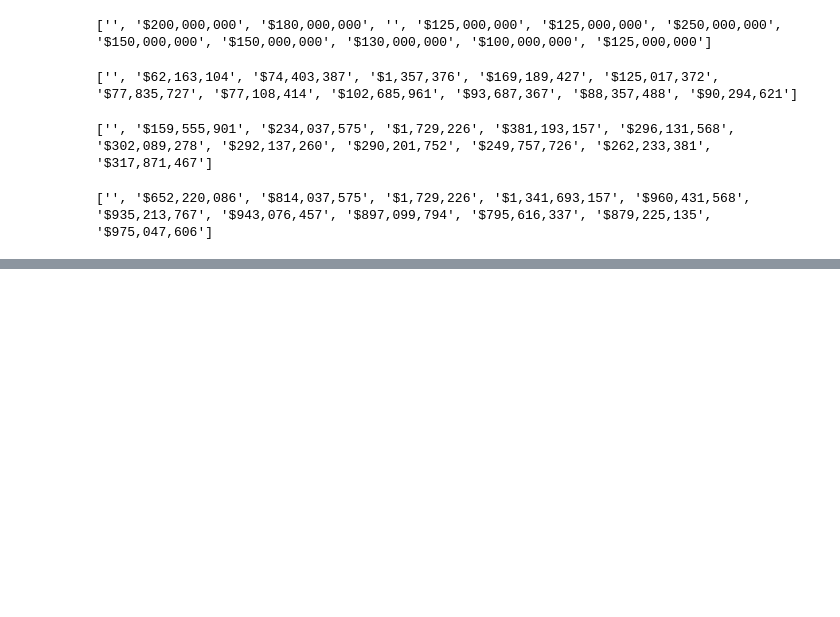
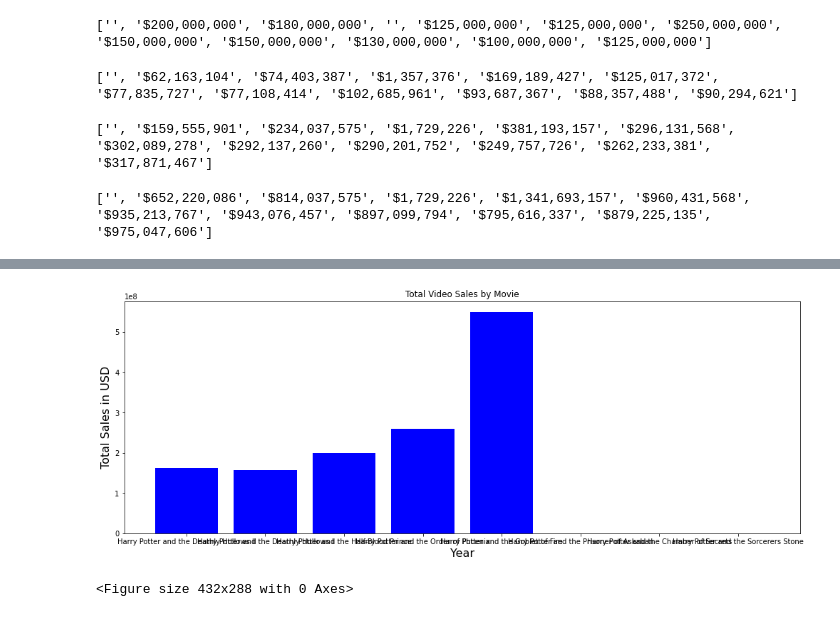
Before and after one commit to ta-data-bcn/Project-Week-3-Data-Thieves, a Jupyter notebook: your-project/Vicky's work/Harry Potter Data Webscraping.ipynb, the cells around one changed output, grey strips where cells are left out. Saved outputs shown, nothing was run; the diff lists cells and outputs as text; code cells hidden in the pictures; blank space fills up the shorter version.

```diff
--- a/your-project/Vicky's work/Harry Potter Data Webscraping.ipynb
+++ b/your-project/Vicky's work/Harry Potter Data Webscraping.ipynb
@@ -180,0 +250,13 @@ print(domestic_total_Video_sales)
+# %%
+plt.figure(figsize=(17,6))
+x = movie_book_sales.Title
+y = movie_book_sales.Total_Dom_Video_Sales
+plt.bar(x,y, color = 'blue', label = 'Total Dom Video Sales')
+plt.xlabel('Year', fontsize = 16)
+plt.ylabel('Total Sales in USD', fontsize = 16)
+plt.title('Total Video Sales by Movie')
+plt.show()
+plt.clf()
+# %% [output]
+[figure, added]
+<Figure size 432x288 with 0 Axes>
```
Also changed, not shown: parts of 30 cells of this notebook, 10 other files.
